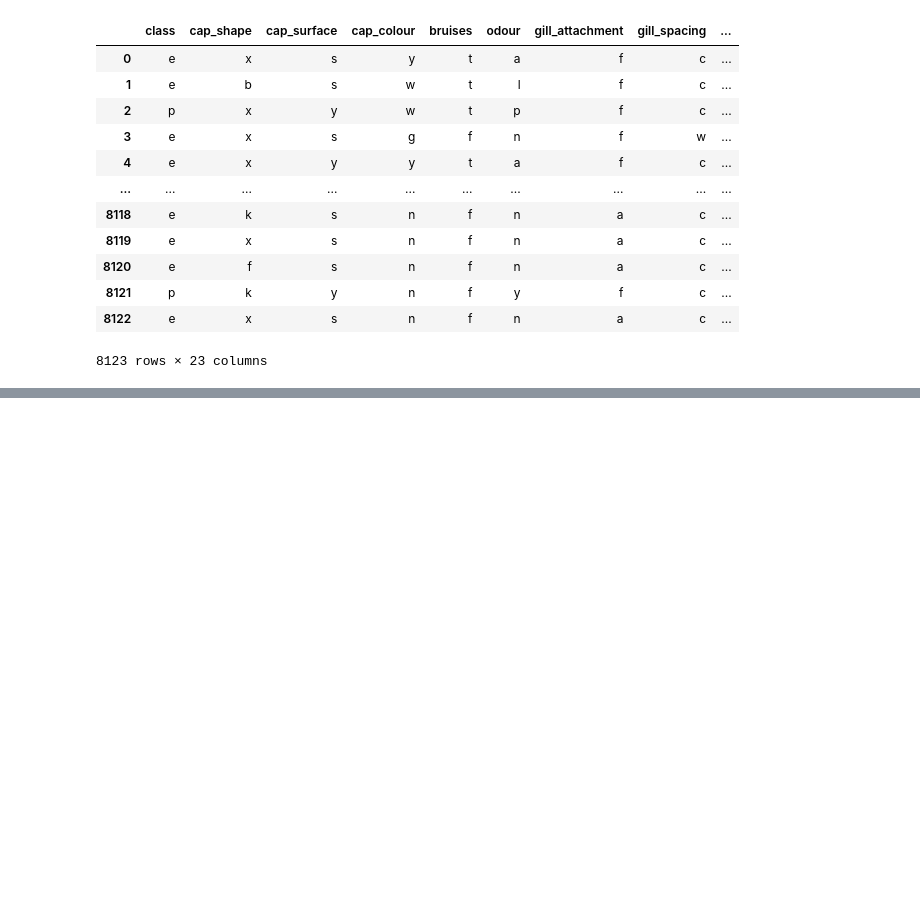
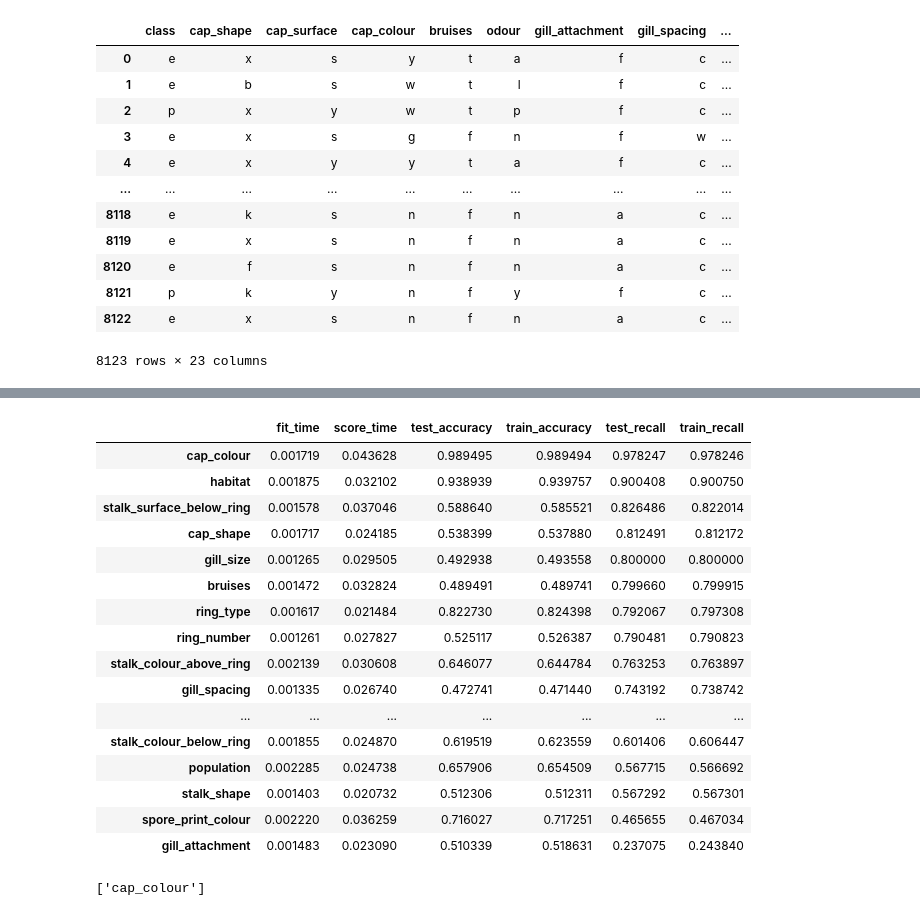
Before and after one commit to phoebe-wu/dsci-100-2023w2-group11, a Jupyter notebook: project.ipynb, the cells around one changed output, grey strips where cells are left out. Cells and saved outputs as stored; diff of their text form; code cells hidden in the pictures; blank space fills up the shorter version.

```diff
--- a/project.ipynb
+++ b/project.ipynb
@@ -213,14 +243,0 @@ pd.DataFrame(results).T
-# %%
-# pipe_knn.fit(X_train, y_train)
-# confusion = ConfusionMatrixDisplay.from_estimator(
-#     pipe_knn, X_test, y_test, display_labels = ["No Cancellation", "Cancellation"]
-# )
-for (name, model) in classifiers.items():
-    model.fit(X_train, y_train)
-    confusion = ConfusionMatrixDisplay.from_estimator(
-        model, X_train, y_train, display_labels = ["Edible", "Poisonous"]
-        )
-    confusion.ax_.set_title(name)
-
-    # print(name)
-    # display(confusion)
@@ -234,0 +244,14 @@ for (name, model) in classifiers.items():
+# %%
+feature_names = categorical_feats + binary_feats + ordinal_feats
+# %%
+feat_results = {}
+for feature in feature_names:
+    X_col_enc = []
+    for column in column_names:
+        if column.startswith(feature):
+            X_col_enc.append(column)
+    print(X_col_enc)
+    X_train_subset = X_train_enc[X_col_enc]
+    X_train_subset
+    scores = cross_validate(knn, X_train_subset, y_train, return_train_score=True, scoring=scoring)
+    feat_results[feature] = pd.DataFrame(scores).mean()
@@ -234,0 +276,21 @@ for (name, model) in classifiers.items():
+# %%
+feat_results_df = pd.DataFrame(feat_results).T.sort_values(by = "test_recall", ascending=False)
+feat_results_df
+# %% [output]
+|  | fit_time | score_time | test_accuracy | train_accuracy | test_recall | train_recall |
+| cap_colour | 0.001719 | 0.043628 | 0.989495 | 0.989494 | 0.978247 | 0.978246 |
+| habitat | 0.001875 | 0.032102 | 0.938939 | 0.939757 | 0.900408 | 0.900750 |
+| stalk_surface_below_ring | 0.001578 | 0.037046 | 0.588640 | 0.585521 | 0.826486 | 0.822014 |
+| cap_shape | 0.001717 | 0.024185 | 0.538399 | 0.537880 | 0.812491 | 0.812172 |
+| gill_size | 0.001265 | 0.029505 | 0.492938 | 0.493558 | 0.800000 | 0.800000 |
+| bruises | 0.001472 | 0.032824 | 0.489491 | 0.489741 | 0.799660 | 0.799915 |
+| ring_type | 0.001617 | 0.021484 | 0.822730 | 0.824398 | 0.792067 | 0.797308 |
+| ring_number | 0.001261 | 0.027827 | 0.525117 | 0.526387 | 0.790481 | 0.790823 |
+| stalk_colour_above_ring | 0.002139 | 0.030608 | 0.646077 | 0.644784 | 0.763253 | 0.763897 |
+| gill_spacing | 0.001335 | 0.026740 | 0.472741 | 0.471440 | 0.743192 | 0.738742 |
+| ... | ... | ... | ... | ... | ... | ... |
+| stalk_colour_below_ring | 0.001855 | 0.024870 | 0.619519 | 0.623559 | 0.601406 | 0.606447 |
+| population | 0.002285 | 0.024738 | 0.657906 | 0.654509 | 0.567715 | 0.566692 |
+| stalk_shape | 0.001403 | 0.020732 | 0.512306 | 0.512311 | 0.567292 | 0.567301 |
+| spore_print_colour | 0.002220 | 0.036259 | 0.716027 | 0.717251 | 0.465655 | 0.467034 |
+| gill_attachment | 0.001483 | 0.023090 | 0.510339 | 0.518631 | 0.237075 | 0.243840 |
@@ -234,0 +299,5 @@ for (name, model) in classifiers.items():
+# %%
+X_imp = feature_importances[:1]
+X_imp
+# %% [output]
+['cap_colour']
```
Also changed, not shown: parts of 23 cells of this notebook, 1 other file.
